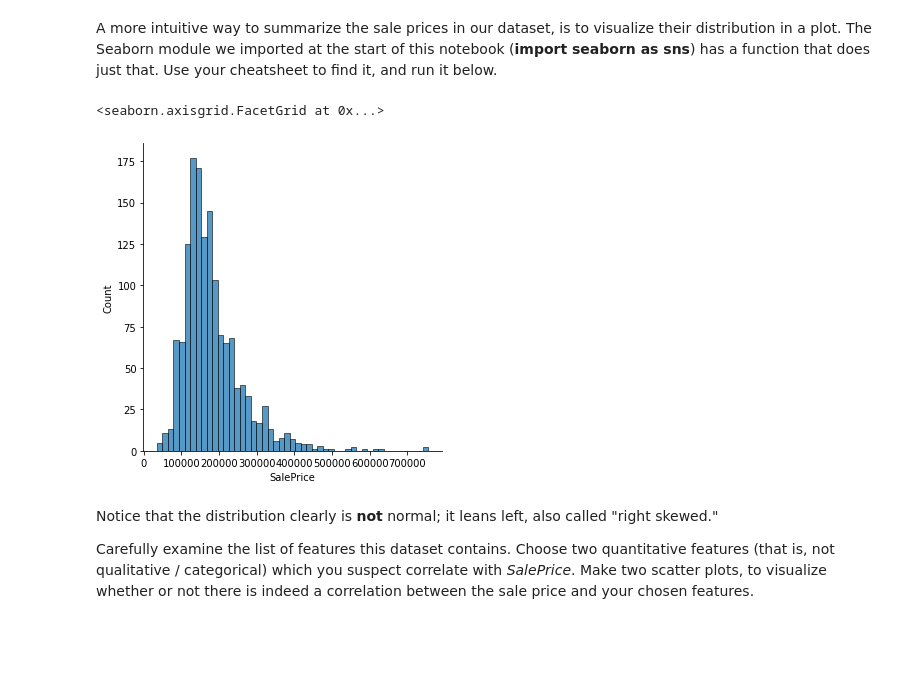
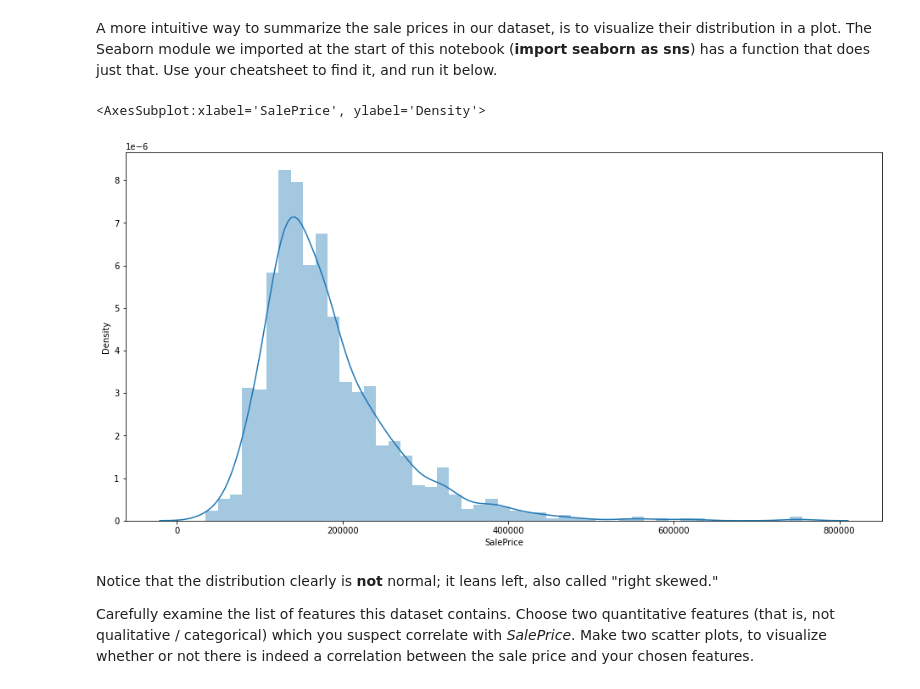
Before and after one commit to bang-a-coder/project-datascience101, a Jupyter notebook: Data Science 101-2.ipynb, the cells around one changed output. Saved outputs shown, nothing was run; the diff lists cells and outputs as text; code cells hidden in the pictures; blank space fills up the shorter version.

```diff
--- a/Data Science 101-2.ipynb
+++ b/Data Science 101-2.ipynb
@@ -217,10 +203,10 @@ max is the maximum price in the dataset
 A more intuitive way to summarize the sale prices in our dataset, is to visualize their distribution in a plot. The Seaborn module we imported at the start of this notebook (<b>import seaborn as sns</b>) has a function that does just that. Use your cheatsheet to find it, and run it below.
 # %%
 # Plot the distribution of the SalePrice data
-sns.displot(housePricesDF['SalePrice'])
+sns.distplot(housePricesDF['SalePrice'])
 # %% [output]
-<seaborn.axisgrid.FacetGrid at 0x...>
+<AxesSubplot:xlabel='SalePrice', ylabel='Density'>
-[figure, old version]
+[figure, new version]
 # %% [markdown]
 Notice that the distribution clearly is <b>not</b> normal; it leans left, also called "right skewed."
 
```
Also changed, not shown: parts of 44 cells of this notebook.
